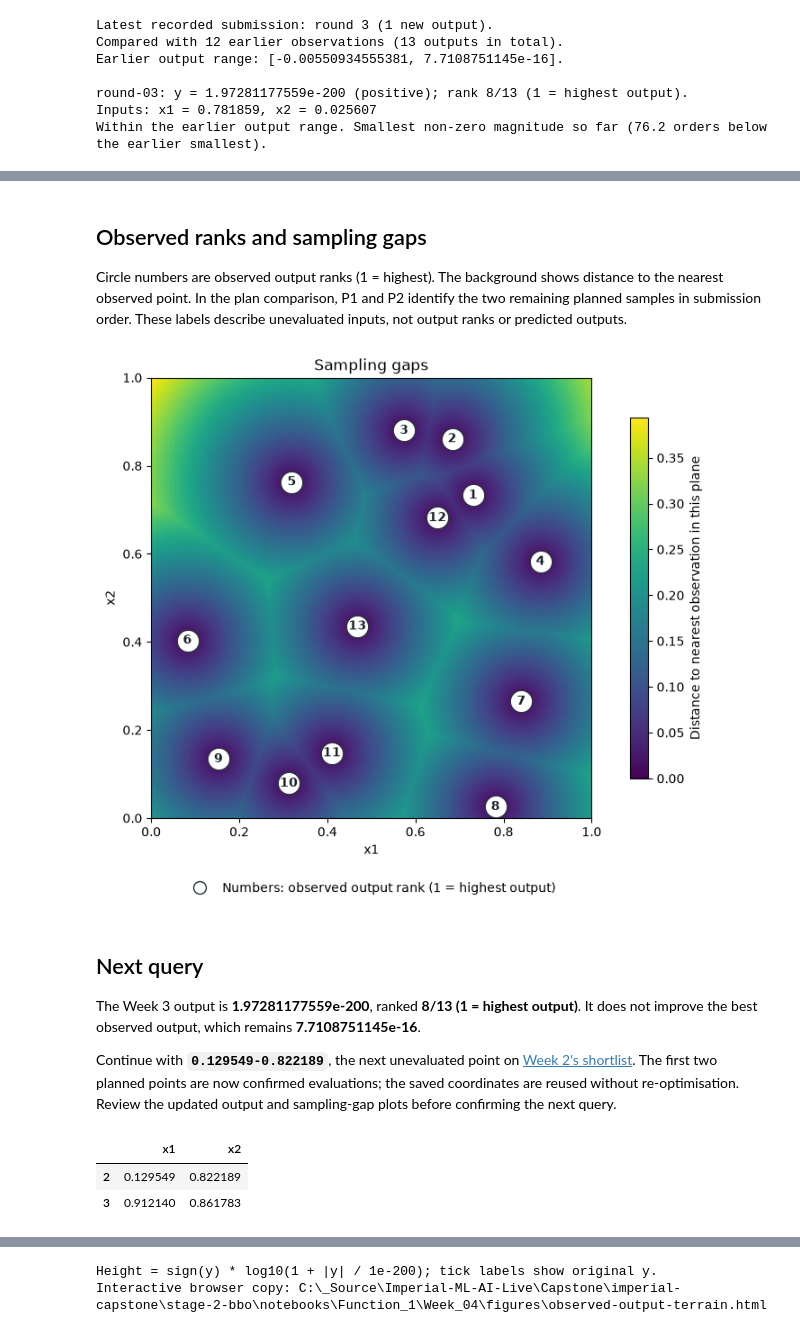
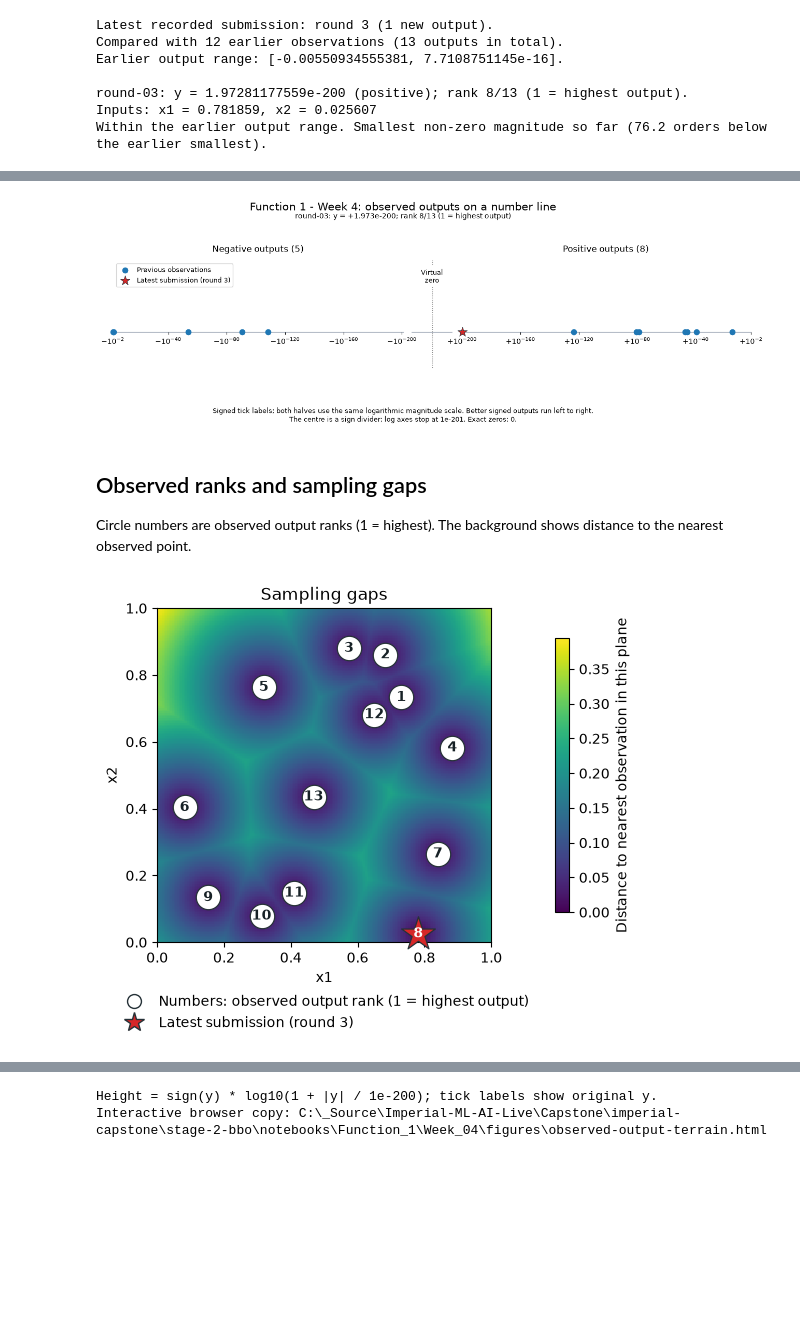
Before and after one commit to AnthonyPWatts/imperial-capstone, a Jupyter notebook: stage-2-bbo/notebooks/Function_1/Week_04/exploration.ipynb, the cells around one changed output, grey strips where cells are left out. Drawn from its saved outputs; the diff is of its cells as text; code cells hidden in the pictures; blank space fills up the shorter version.

Commit message:
Refined Week 4 exploration notebooks

```diff
--- a/stage-2-bbo/notebooks/Function_1/Week_04/exploration.ipynb
+++ b/stage-2-bbo/notebooks/Function_1/Week_04/exploration.ipynb
@@ -145,29 +134,23 @@ The dotted lines mark zero on the left and the near-zero boundary on the right.
+# %%
+plot_output_number_line(
+    output_review,
+    title="Function 1 - Week 4: observed outputs on a number line",
+    save_to=figures / "output-number-line.png",
+)
+# %% [output]
+[figure, added]
 # %% [markdown]
 ## Observed ranks and sampling gaps
 
-Circle numbers are observed output ranks (1 = highest). The background shows distance to the nearest observed point. In the plan comparison, P1 and P2 identify the two remaining planned samples in submission order. These labels describe unevaluated inputs, not output ranks or predicted outputs.
+Circle numbers are observed output ranks (1 = highest). The background shows distance to the nearest observed point.
 # %%
-# Visualisation of input space coverage for query points we have so far
-plot_sampling_gaps(plot_data, save_to=figures / "sampling-gaps.png")
+# Visualisation of the input-space coverage of the observations so far.
+sampling_gaps_fig = plot_sampling_gaps(
+    plot_data, highlight=output_review["latest_mask"],
+    highlight_label=f"Latest submission (round {output_review['latest_round']})",
+)
+sampling_gaps_fig.set_size_inches(sampling_gaps_fig.get_size_inches() * 0.75)
+sampling_gaps_fig.savefig(figures / "sampling-gaps.png", dpi=160)
+sampling_gaps_fig
 # %% [output]
-[figure, old version]
+[figure, new version]
-# %% [markdown]
-## Next query
-
-The Week 3 output is **1.97281177559e-200**, ranked **8/13 (1 = highest output)**. It does not improve the best observed output, which remains **7.7108751145e-16**.
-
-Continue with **`0.129549-0.822189`**, the next unevaluated point on [Week 2's shortlist](../Week_02/exploration.ipynb). The first two planned points are now confirmed evaluations; the saved coordinates are reused without re-optimisation. Review the updated output and sampling-gap plots before confirming the next query.
-# %%
-# Fixed Week 2 plan, preserved at full precision; no optimisation is run.
-planned_queries = pd.DataFrame(
-    [[0.15308205385104573, 0.13395525138390008], [0.7818589422435338, 0.0256071460565101], [0.12954929624948736, 0.822189245547224], [0.9121401448788213, 0.8617829948823881]],
-    columns=input_columns,
-)
-
-# The first two planned points were evaluated in rounds 2 and 3.
-coverage_queries = planned_queries.iloc[2:].copy()
-coverage_queries
-# %% [output]
-|  | x1 | x2 |
-| 2 | 0.129549 | 0.822189 |
-| 3 | 0.912140 | 0.861783 |
```
Also changed, not shown: parts of 13 cells of this notebook, 30 other files.
